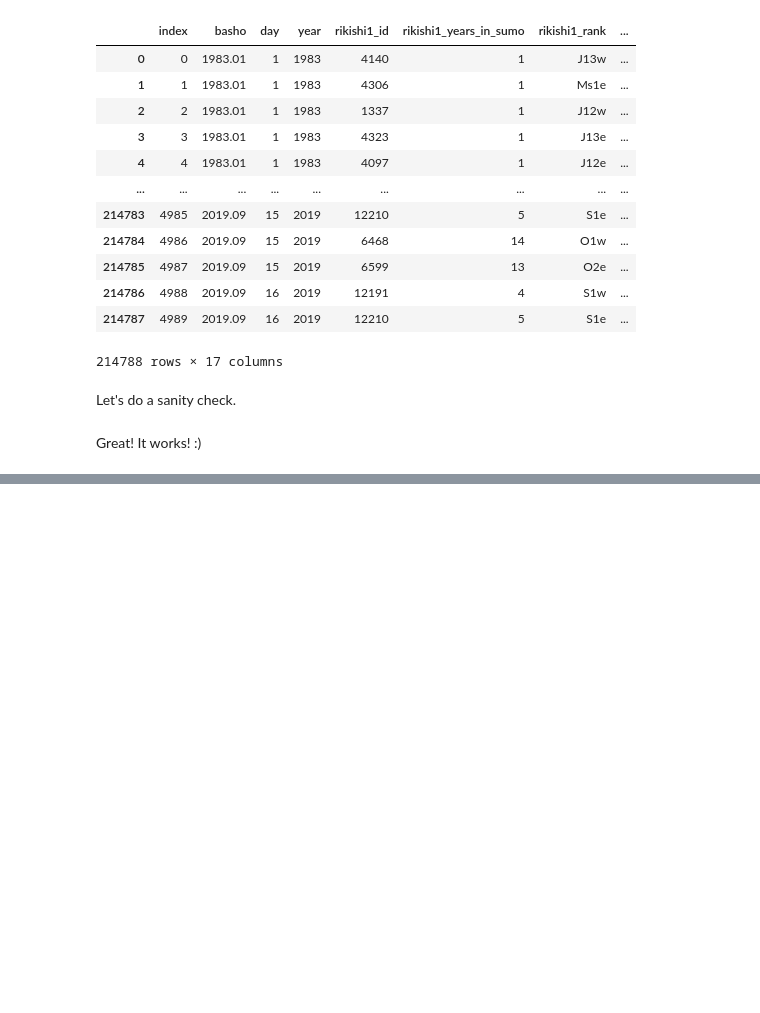
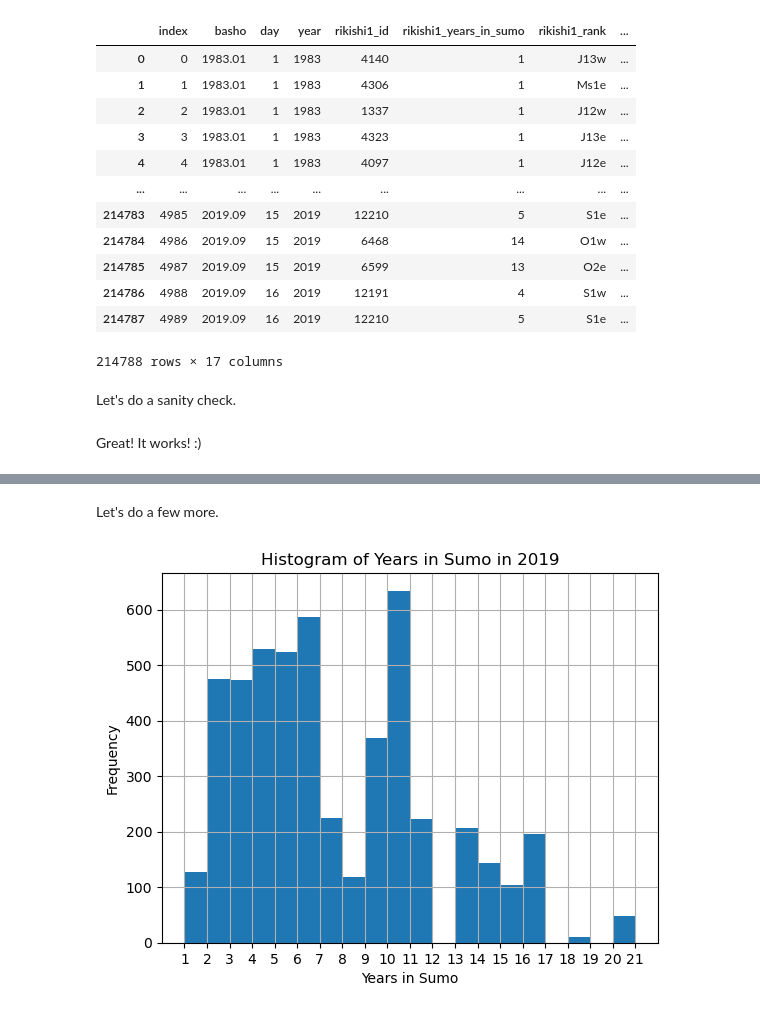
Before and after one commit to kyla-pohl/Erdos-Institute-Fall-2024-Project-Sumo, a Jupyter notebook: Pohl_11.4.24.ipynb, the cells around one changed output, grey strips where cells are left out. Drawn from its saved outputs; the diff is of its cells as text; code cells hidden in the pictures; blank space fills up the shorter version.

```diff
--- a/Pohl_11.4.24.ipynb
+++ b/Pohl_11.4.24.ipynb
@@ -181,0 +229,11 @@ Great! It works! :)
+# %% [markdown]
+Let's do a few more.
+# %%
+dfs_by_year['df2019']['rikishi1_years_in_sumo'].hist(bins=20)  # Change 'bins' to adjust the number of bars
+plt.xticks(np.arange(1, 22, 1))
+plt.xlabel('Years in Sumo')
+plt.ylabel('Frequency')
+plt.title('Histogram of Years in Sumo in 2019')
+plt.show()
+# %% [output]
+[figure, added]
```
Also changed, not shown: parts of 11 cells of this notebook.
